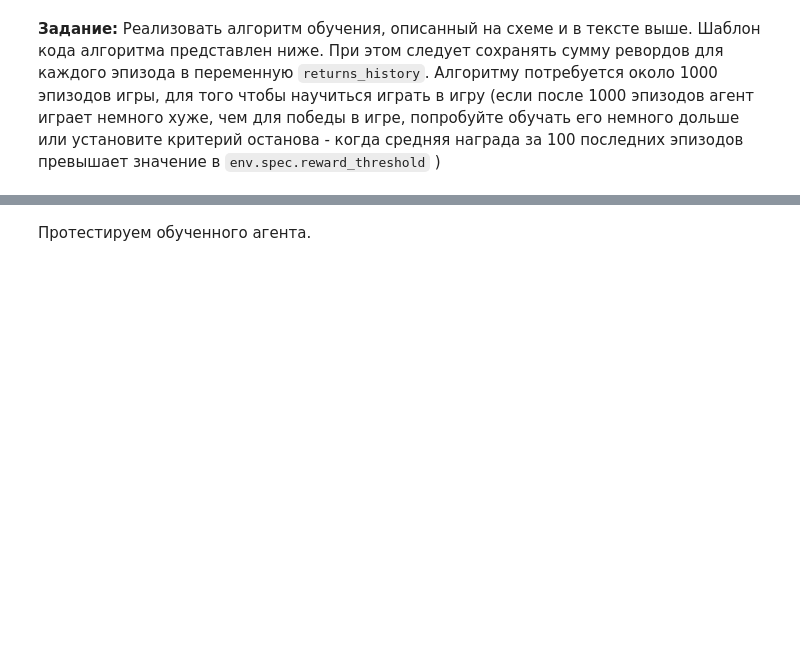
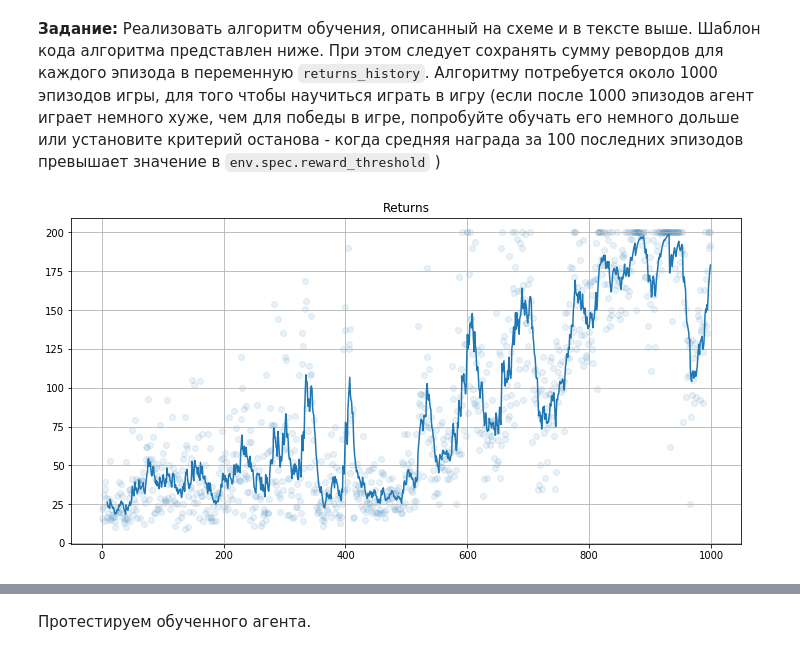
Before and after one commit to mike-chesnokov/dlcourse_ai, a Jupyter notebook: assignments/assignment7/REINFORCE.ipynb, the cells around one changed output, grey strips where cells are left out. Saved outputs shown, nothing was run; the diff lists cells and outputs as text; code cells hidden in the pictures; blank space fills up the shorter version.

Commit message:
hw 7 all done

````diff
--- a/assignments/assignment7/REINFORCE.ipynb
+++ b/assignments/assignment7/REINFORCE.ipynb
@@ -212,0 +335,16 @@ def process_traj_batch(policy, batch, discount):
+# %%
+transition = collections.namedtuple("transition", ["state", "action", "reward"])
+batch = [
+        [
+            transition(state=torch.tensor([ 0.0462, -0.0018,  0.0372,  0.0063]), action=torch.tensor(0), reward=1.0),
+            transition(state=torch.tensor([ 0.0462, -0.1975,  0.0373,  0.3105]), action=torch.tensor(1), reward=1.0),
+            transition(state=torch.tensor([ 0.0422, -0.0029,  0.0435,  0.0298]), action=torch.tensor(0), reward=1.0),
+            transition(state=torch.tensor([ 0.0422, -0.1986,  0.0441,  0.3359]), action=torch.tensor(0), reward=1.0),
+        ],
+        [
+            transition(state=torch.tensor([ 0.0382, -0.3943,  0.0508,  0.6421]), action=torch.tensor(1), reward=1.0),
+            transition(state=torch.tensor([ 0.0303, -0.2000,  0.0637,  0.3659]), action=torch.tensor(1), reward=1.0),
+            transition(state=torch.tensor([ 0.0263, -0.0058,  0.0710,  0.0939]), action=torch.tensor(1), reward=1.0),
+            transition(state=torch.tensor([ 0.0262,  0.1882,  0.0729, -0.1755]), action=torch.tensor(0), reward=1.0)
+        ]
+]
@@ -294,30 +455,57 @@ transition = collections.namedtuple("transition", ["state", "action", "reward"])
 # %% [markdown]
 **Задание:** Реализовать алгоритм обучения, описанный на схеме и в тексте выше. Шаблон кода алгоритма представлен ниже. При этом следует сохранять сумму ревордов для каждого эпизода в переменную ```returns_history```. Алгоритму потребуется около 1000 эпизодов игры, для того чтобы научиться играть в игру (если после 1000 эпизодов агент играет немного хуже, чем для победы в игре, попробуйте обучать его немного дольше или установите критерий останова - когда средняя награда за 100 последних эпизодов превышает значение в ```env.spec.reward_threshold``` )
 # %%
+policy = Policy(STATE_SIZE, ACT_SIZE, HIDDEN_SIZE).to(device)
+optimizer = Adam(policy.parameters(), lr = 1e-3)
+
 returns_history = []
 traj_batch = []
 
 for i in range(NUM_EPISODES):
 
     # TO DO
+    rewards = 0
+    observation = env.reset()
+    traj_cur = []
+    for t in count():
+        #print(observation)
+        probs = policy(torch.FloatTensor(observation).view(-1, len(observation)).to(device))
+        dist = Categorical(probs)
+        action = dist.sample().item()
+        next_observation, reward, done, info = env.step(action)
+        rewards += reward
+
+        # save observation
+        traj = transition(state=torch.FloatTensor(observation),
+                          action=torch.tensor(action),
+                          reward=reward)
+        traj_cur.append(traj)
+
+        if done:
+            print("Episode {} finished after {} timesteps".format(i+1, t+1))
+            break
+        else:
+            observation = next_observation.copy()
 
     returns_history.append(rewards)
-
-    traj_batch.append(traj)
+    traj_batch.append(traj_cur)
 
     if i % TRAIN_EVERY:
         log_probs, returns = process_traj_batch(policy, traj_batch, DISCOUNT)
-        loss = -(torch.stack(log_probs) * torch.FloatTensor(returns).to(device)).sum()
+        #loss = (torch.sum(log_probs * torch.FloatTensor(returns).to(device).mul(-1), -1))
+        loss = -(log_probs * torch.FloatTensor(returns).to(device)).sum()
         optimizer.zero_grad()
         loss.backward()
         optimizer.step()
 
         traj_batch = []
 
     if i % 10:
         clear_output(True)
         plt.figure(figsize=[12, 6])
         plt.title('Returns'); plt.grid()
         plt.scatter(np.arange(len(returns_history)), returns_history, alpha=0.1)
         plt.plot(moving_average(returns_history, span=10, min_periods=10))
         plt.show()
+# %% [output]
+[figure, added]
````
Also changed, not shown: parts of 21 cells of this notebook, 1 other file.
